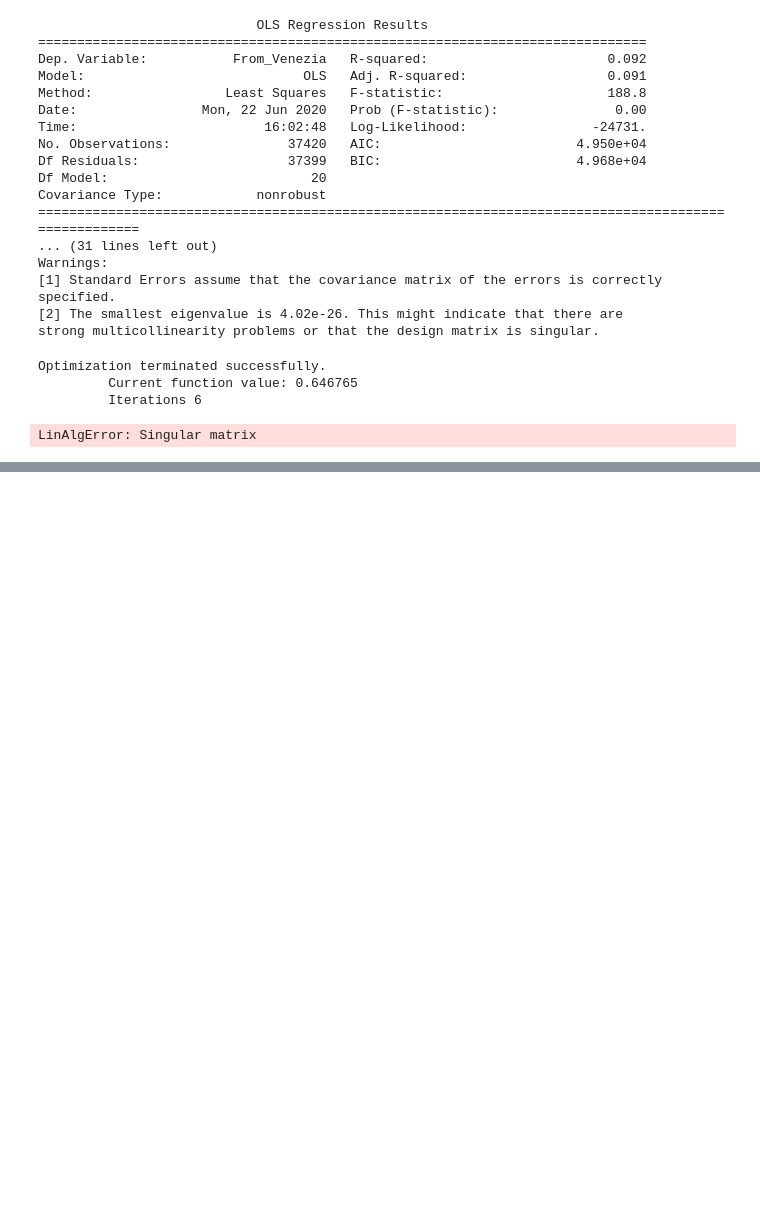
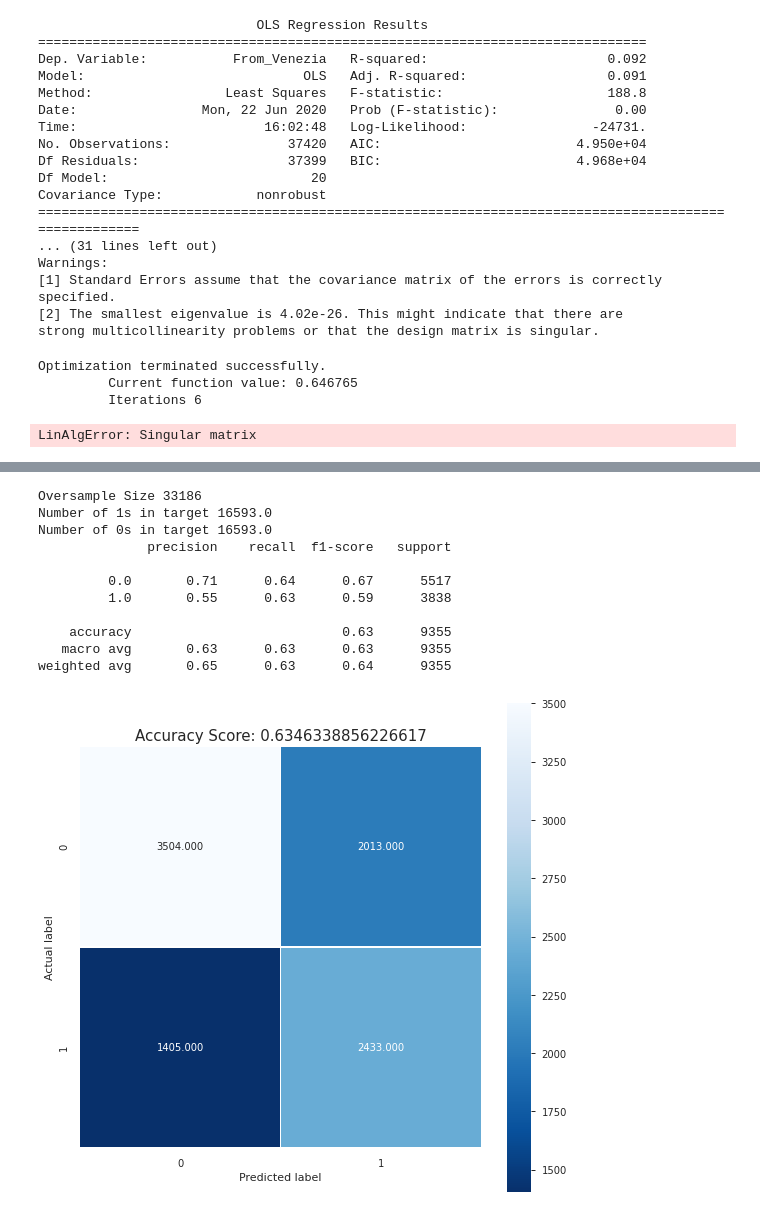
Before and after one commit to AlricRahl/Garzoni-Dataset-Exploration, a Jupyter notebook: src/Progress Notebook.ipynb, the cells around one changed output, grey strips where cells are left out. Cells and saved outputs as stored; diff of their text form; code cells hidden in the pictures; blank space fills up the shorter version.

```diff
--- a/src/Progress Notebook.ipynb
+++ b/src/Progress Notebook.ipynb
@@ -1493,0 +1580,16 @@ LinAlgError: Singular matrix
+# %%
+reg.overSample()
+reg.applyLogistic()
+# %% [output]
+Oversample Size 33186
+Number of 1s in target 16593.0
+Number of 0s in target 16593.0
+              precision    recall  f1-score   support
+
+         0.0       0.71      0.64      0.67      5517
+         1.0       0.55      0.63      0.59      3838
+
+    accuracy                           0.63      9355
+   macro avg       0.63      0.63      0.63      9355
+weighted avg       0.65      0.63      0.64      9355
+[figure, added]
```
Also changed, not shown: parts of 6 cells of this notebook.
